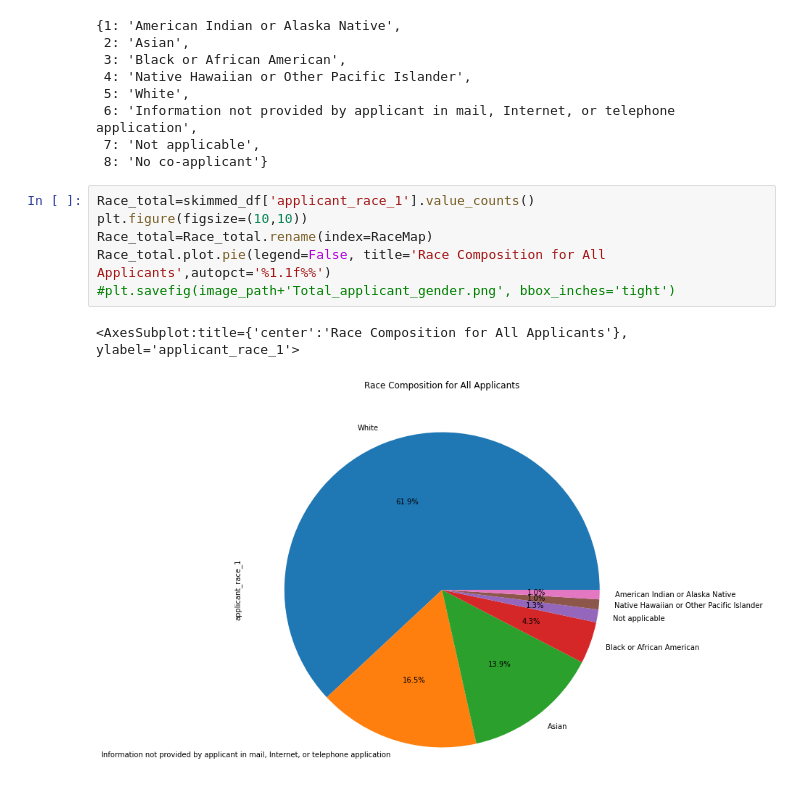
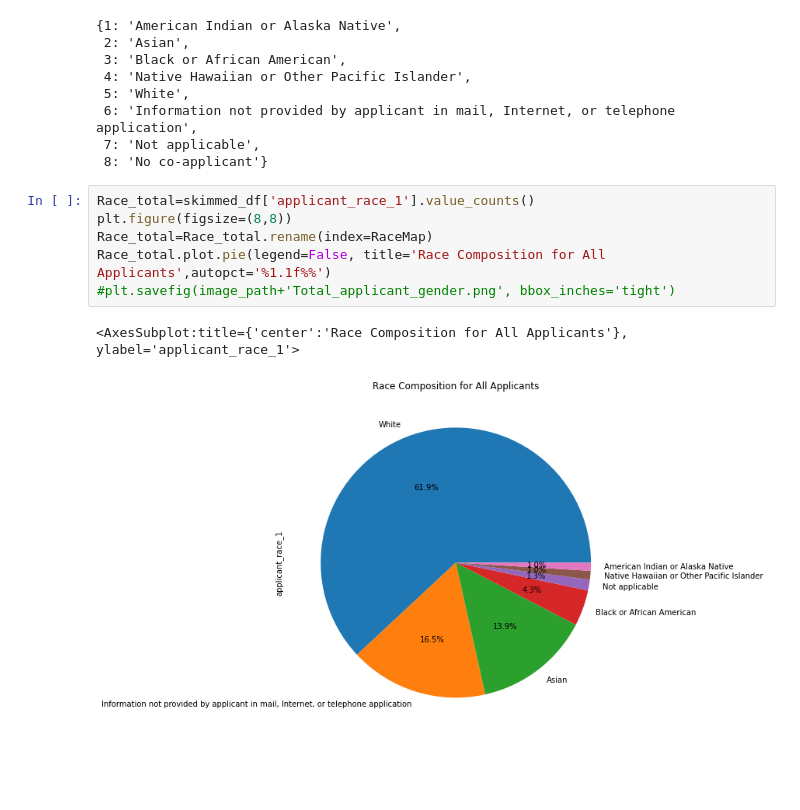
Before and after one commit to YihengYe/ECE143-HMDA_Mortagage_Analysis_and_Prediction, a Jupyter notebook: notebooks/Raw_EDA_3_Race analysis.ipynb, the cells around one changed output. Drawn from its saved outputs; the diff is of its cells as text; blank space fills up the shorter version.

```diff
--- a/notebooks/Raw_EDA_3_Race analysis.ipynb
+++ b/notebooks/Raw_EDA_3_Race analysis.ipynb
@@ -85,10 +89,10 @@ RaceMap
  8: 'No co-applicant'}
 # %%
 Race_total=skimmed_df['applicant_race_1'].value_counts()
-plt.figure(figsize=(10,10))
+plt.figure(figsize=(8,8))
 Race_total=Race_total.rename(index=RaceMap)
 Race_total.plot.pie(legend=False, title='Race Composition for All Applicants',autopct='%1.1f%%')
 #plt.savefig(image_path+'Total_applicant_gender.png', bbox_inches='tight')
 # %% [output]
 <AxesSubplot:title={'center':'Race Composition for All Applicants'}, ylabel='applicant_race_1'>
-[figure, old version]
+[figure, new version]
```
Also changed, not shown: parts of 33 cells of this notebook.
